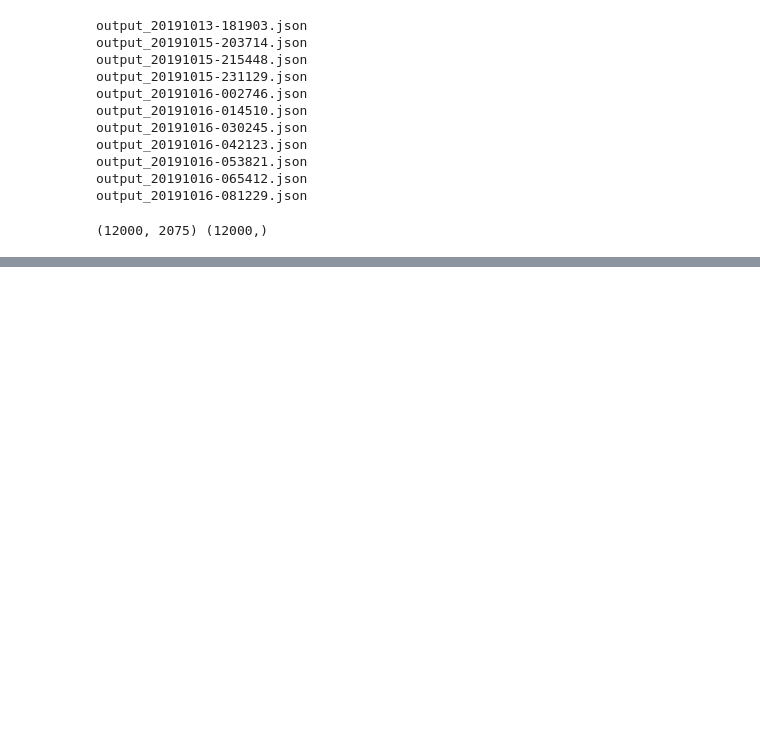
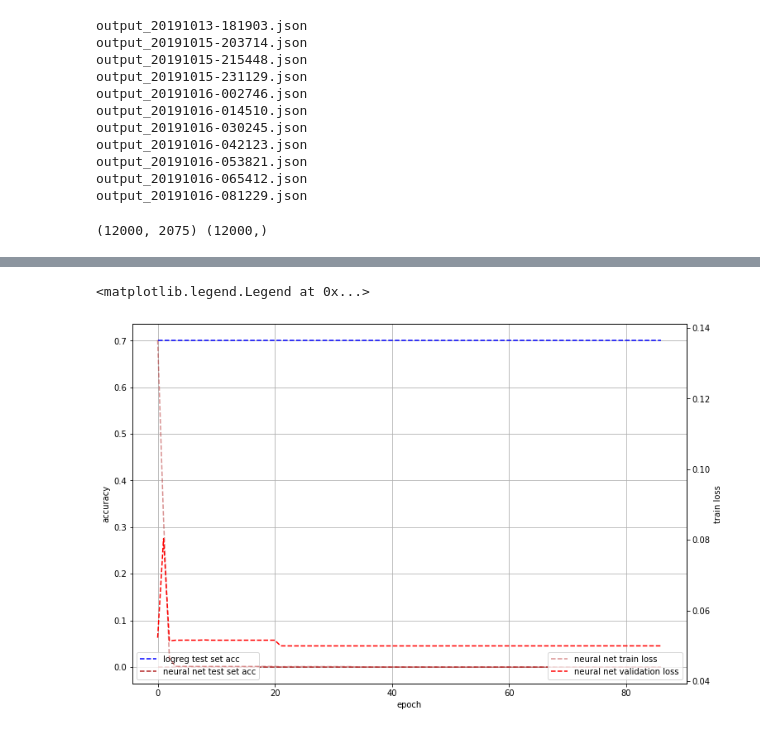
Before and after one commit to zsoltzombori/resistant-neurons, a Jupyter notebook: visualization/bit-of-ML-regression.ipynb, the cells around one changed output, grey strips where cells are left out. Saved outputs shown, nothing was run; the diff lists cells and outputs as text; code cells hidden in the pictures; blank space fills up the shorter version.

```diff
--- a/visualization/bit-of-ML-regression.ipynb
+++ b/visualization/bit-of-ML-regression.ipynb
@@ -88,0 +140,5 @@ print(features.shape, labels.shape)
+# %%
+reg = linear_model.RidgeCV(alphas=np.logspace(-6, 6, 13))
+reg.fit(X_train, y_train)
+y_pred = reg.predict(X_test)
+mean_squared_error(y_pred, y_test)
@@ -128,3 +157,0 @@ X_test = scaler.transform(X_test)
-# %%
-print(f"{X_train.shape} {X_test.shape} {y_train.shape} {y_test.shape}")
-reg = HungaBungaRegressor().fit(X_train, y_train)
@@ -146,0 +209,13 @@ array([-0.00993347,  0.5572921 , -0.0711695 ,  0.08415651, -0.02449381,
+# %%
+net = NeuralNetRegressor(
+    RegressorModule,
+    max_epochs=200,
+    lr=0.1,
+    optimizer=optim.SGD,
+    optimizer__momentum=0.9,
+    # callbacks=[skorch.callbacks.LRScheduler(skorch.callbacks.WarmRestartLR)],
+    callbacks = [lrscheduler, checkpoint, earlystopping],
+    warm_start=False
+)
+# %%
+net.fit(X_train, y_train.reshape(-1, 1))
@@ -146,0 +250,25 @@ array([-0.00993347,  0.5572921 , -0.0711695 ,  0.08415651, -0.02449381,
+# %%
+#valid_acc = [x['valid_acc'] for x in net.history]
+train_loss = [x['train_loss'] for x in net.history]
+valid_loss = [x['valid_loss'] for x in net.history]
+fig, ax1 = plt.subplots(figsize = (12, 8), facecolor = 'w')
+
+# ax1.plot(range(len(valid_acc)), valid_acc, color='firebrick', label = 'neural net validation acc')
+
+
+ax1.plot(range(len(valid_loss)), [reg.score(X_test, y_test)]*len(valid_loss),  '--', color = 'blue', label = 'logreg test set acc')
+ax1.plot(range(len(valid_loss)), [net.score(X_test, y_test)]*len(valid_loss), '--', color = 'firebrick', label = 'neural net test set acc')
+
+
+ax2 = ax1.twinx()
+ax2.plot(range(len(valid_loss)), train_loss, '--', alpha = 0.5, color='firebrick', label = 'neural net train loss')
+ax2.plot(range(len(valid_loss)), valid_loss, '--', color='red', label = 'neural net validation loss')
+ax1.set_xlabel('epoch')
+ax1.set_ylabel('accuracy')
+ax2.set_ylabel('train loss')
+ax1.grid(True)
+ax1.legend(loc = 3)
+ax2.legend(loc = 4)
+# %% [output]
+<matplotlib.legend.Legend at 0x...>
+[figure, added]
```
Also changed, not shown: parts of 15 cells of this notebook, 1 other file.
